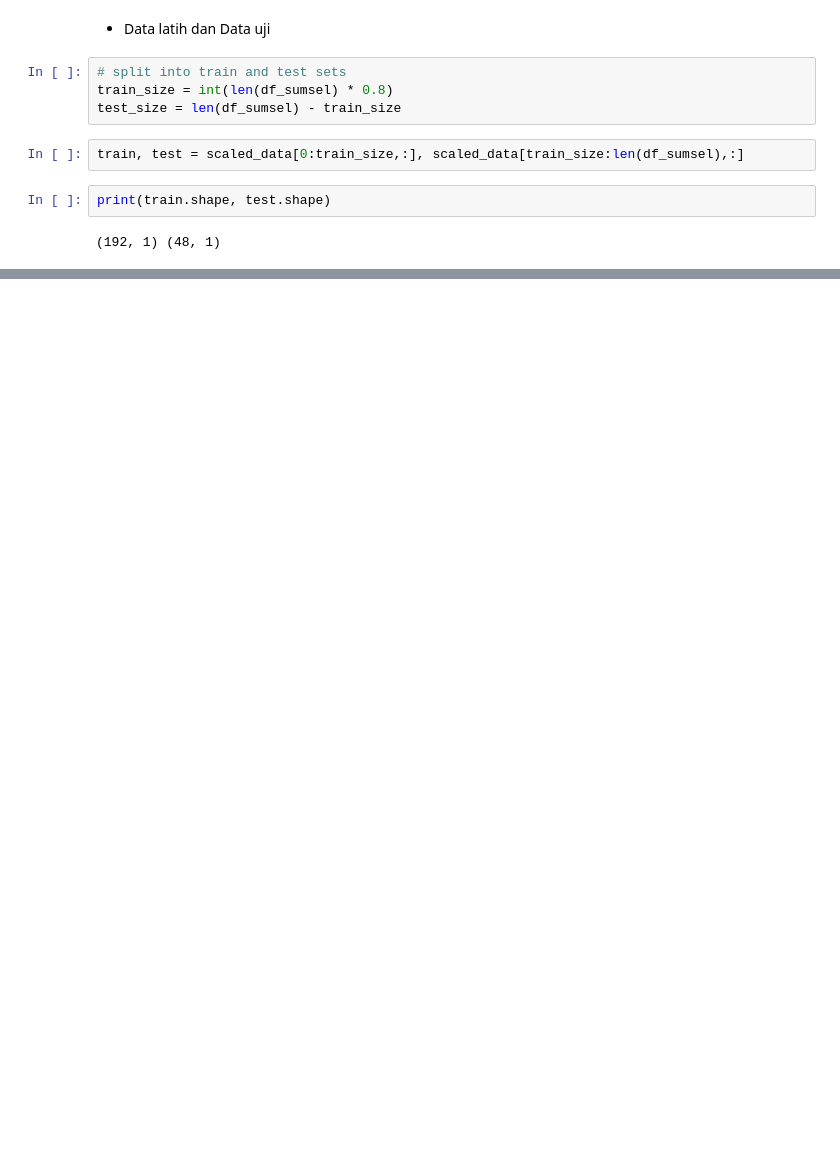
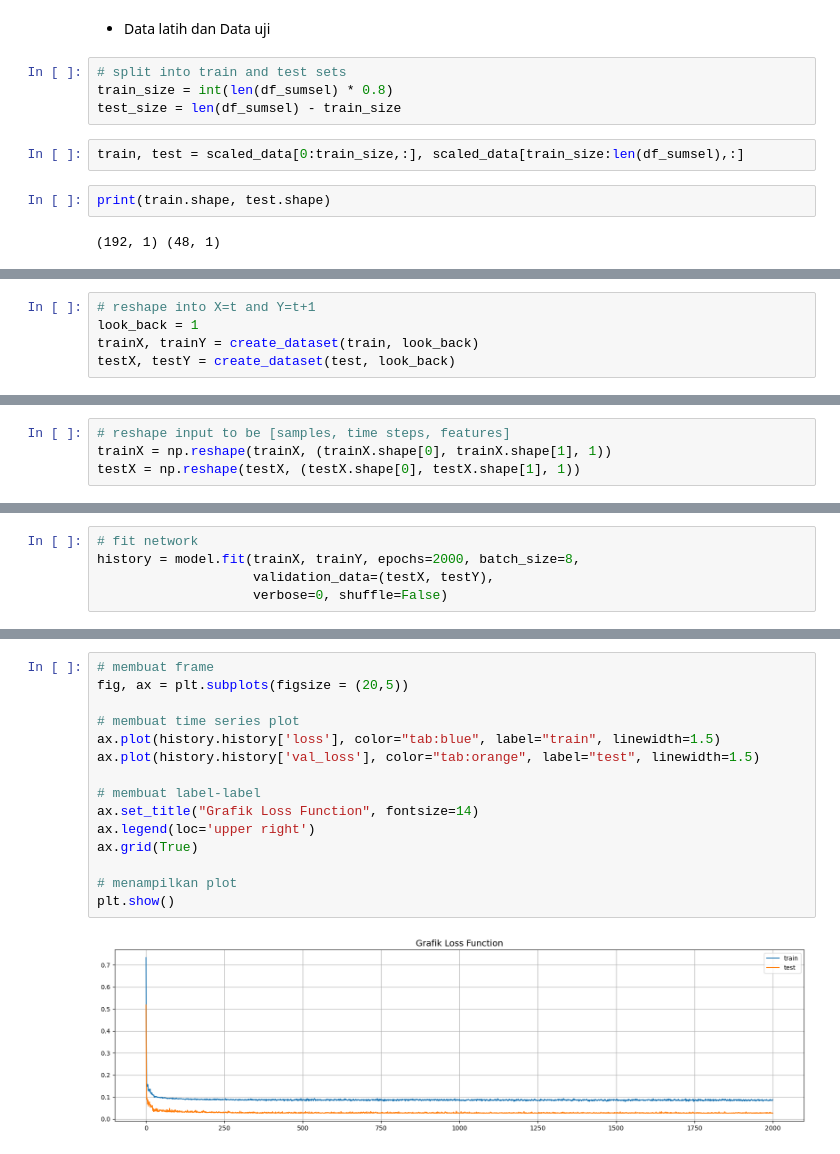
Before and after one commit to kusin/tensorflow-hotspot-v1, a Jupyter notebook: lstm-percobaan1.ipynb, the cells around one changed output, grey strips where cells are left out. Drawn from its saved outputs; the diff is of its cells as text; blank space fills up the shorter version.

```diff
--- a/lstm-percobaan1.ipynb
+++ b/lstm-percobaan1.ipynb
@@ -217,0 +239,5 @@ plt.show()
+# %%
+# reshape into X=t and Y=t+1
+look_back = 1
+trainX, trainY = create_dataset(train, look_back)
+testX, testY = create_dataset(test, look_back)
@@ -217,0 +254,4 @@ plt.show()
+# %%
+# reshape input to be [samples, time steps, features]
+trainX = np.reshape(trainX, (trainX.shape[0], trainX.shape[1], 1))
+testX = np.reshape(testX, (testX.shape[0], testX.shape[1], 1))
@@ -217,0 +296,5 @@ plt.show()
+# %%
+# fit network
+history = model.fit(trainX, trainY, epochs=2000, batch_size=8,
+                    validation_data=(testX, testY),
+                    verbose=0, shuffle=False)
@@ -217,0 +319,17 @@ plt.show()
+# %%
+# membuat frame
+fig, ax = plt.subplots(figsize = (20,5))
+
+# membuat time series plot
+ax.plot(history.history['loss'], color="tab:blue", label="train", linewidth=1.5)
+ax.plot(history.history['val_loss'], color="tab:orange", label="test", linewidth=1.5)
+
+# membuat label-label
+ax.set_title("Grafik Loss Function", fontsize=14)
+ax.legend(loc='upper right')
+ax.grid(True)
+
+# menampilkan plot
+plt.show()
+# %% [output]
+[figure, added]
```
Also changed, not shown: parts of 34 cells of this notebook.
